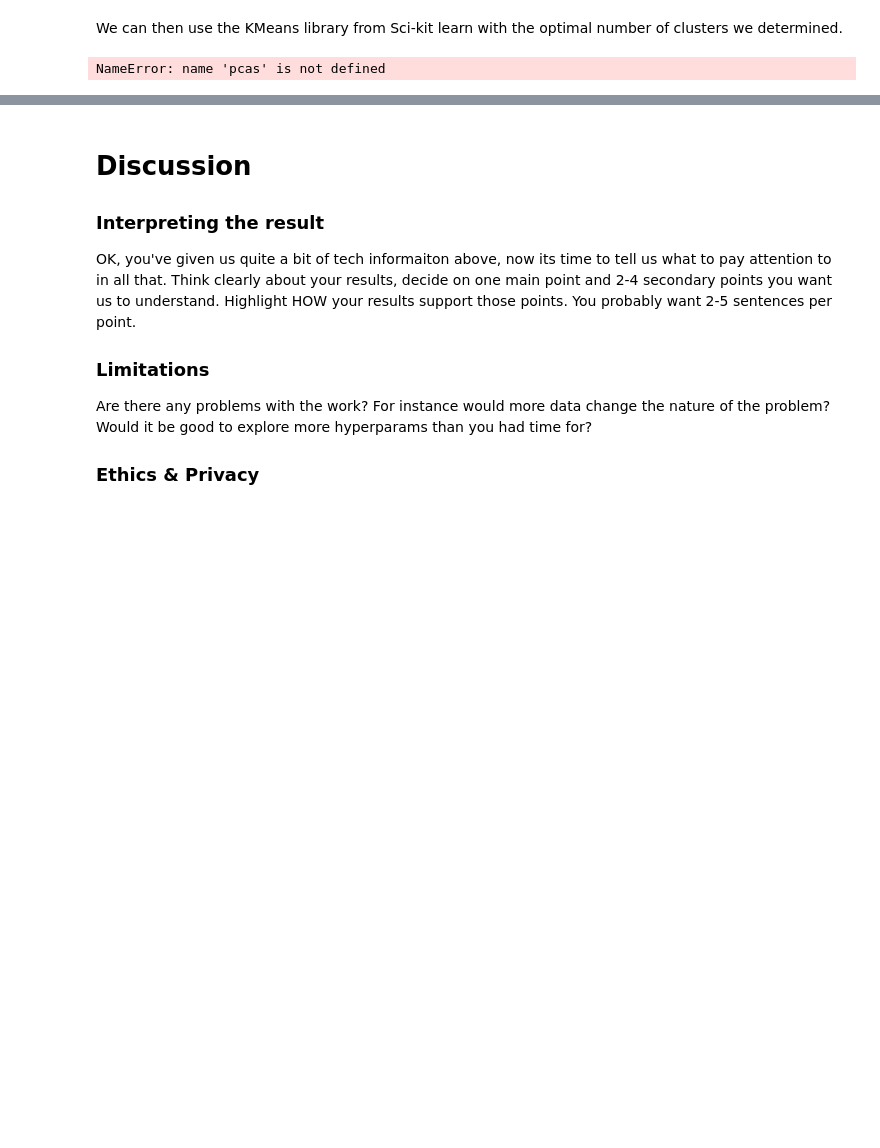
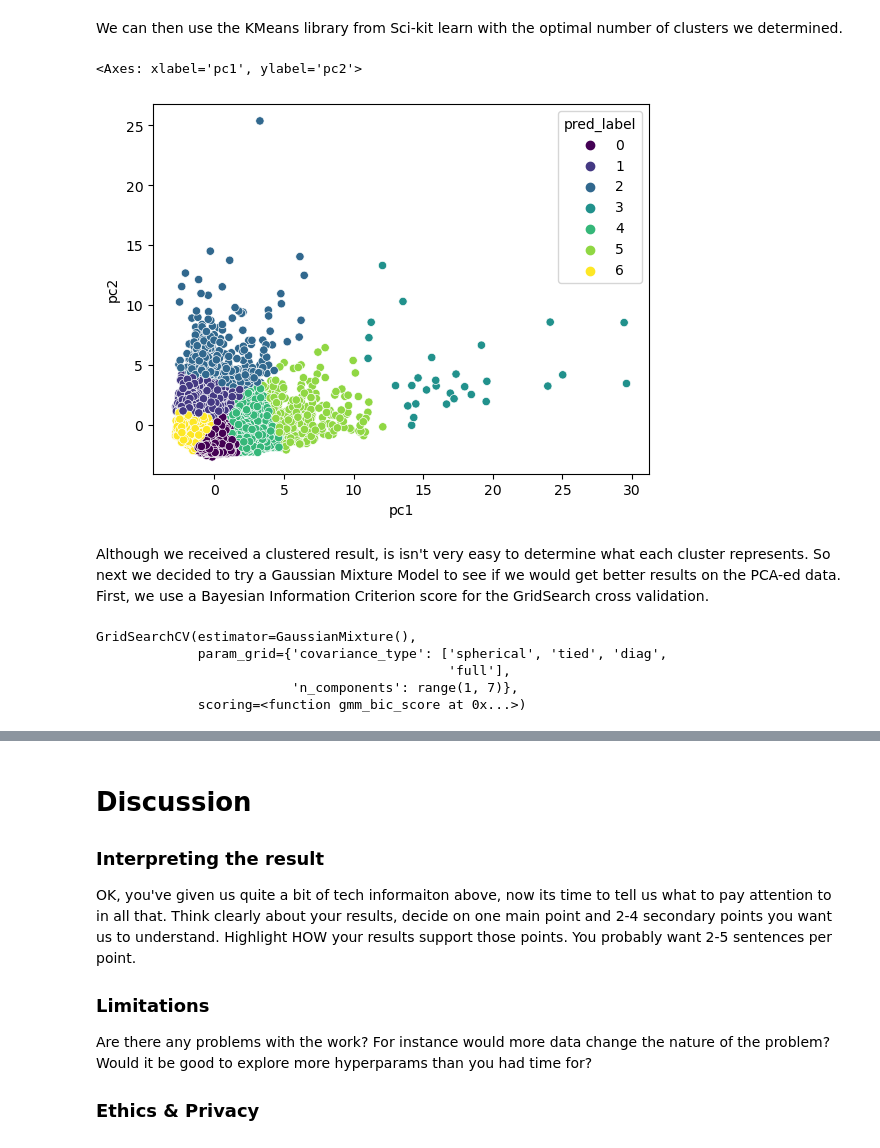
Before and after one commit to mtang24/card_clusters, a Jupyter notebook: FinalProject_Copy.ipynb, the cells around one changed output, grey strips where cells are left out. Saved outputs shown, nothing was run; the diff lists cells and outputs as text; code cells hidden in the pictures; blank space fills up the shorter version.

Commit message:
Add more results

```diff
--- a/FinalProject_Copy.ipynb
+++ b/FinalProject_Copy.ipynb
@@ -216,14 +240,40 @@ plt.show()
 # %% [markdown]
 We can then use the KMeans library from Sci-kit learn with the optimal number of clusters we determined.
 # %%
-kmeans = KMeans(n_clusters=7)
-kmeans.fit(data)
-labels = kmeans.labels_
+km = KMeans(n_clusters=7, n_init=10)
+km = km.fit(pca)
+labels = km.labels_
 
-pcs_df = pcas.copy()
-
-pcs_df['pred_labels'] = labels
-
-sns.scatterplot(pcs_df, x=0, y=1, hue='pred_labels')
+pca['pred_label'] = labels
+sns.scatterplot(pca, x='pc1', y='pc2', hue='pred_label', palette='viridis')
 # %% [output]
-NameError: name 'pcas' is not defined
+<Axes: xlabel='pc1', ylabel='pc2'>
+[figure, added]
+# %% [markdown]
+Although we received a clustered result, is isn't very easy to determine what each cluster represents. So next we decided to try a Gaussian Mixture Model to see if we would get better results on the PCA-ed data. First, we use a Bayesian Information Criterion score for the GridSearch cross validation.
+# %%
+from sklearn.model_selection import GridSearchCV
+
+gmm = GaussianMixture()
+
+def gmm_bic_score(estimator, X):
+    """Callable to pass to GridSearchCV that will use the BIC score."""
+    return -estimator.bic(X)
+
+param_grid = {
+    "n_components": range(1, 7),
+    "covariance_type": ["spherical", "tied", "diag", "full"],
+}
+
+grid_search = GridSearchCV(
+            param_grid=param_grid,
+            estimator=gmm,
+            scoring=gmm_bic_score,
+)
+grid_search.fit(scale_data)
+# %% [output]
+GridSearchCV(estimator=GaussianMixture(),
+             param_grid={'covariance_type': ['spherical', 'tied', 'diag',
+                                             'full'],
+                         'n_components': range(1, 7)},
+             scoring=<function gmm_bic_score at 0x...>)
```
Also changed, not shown: parts of 12 cells of this notebook, 1 other file.
